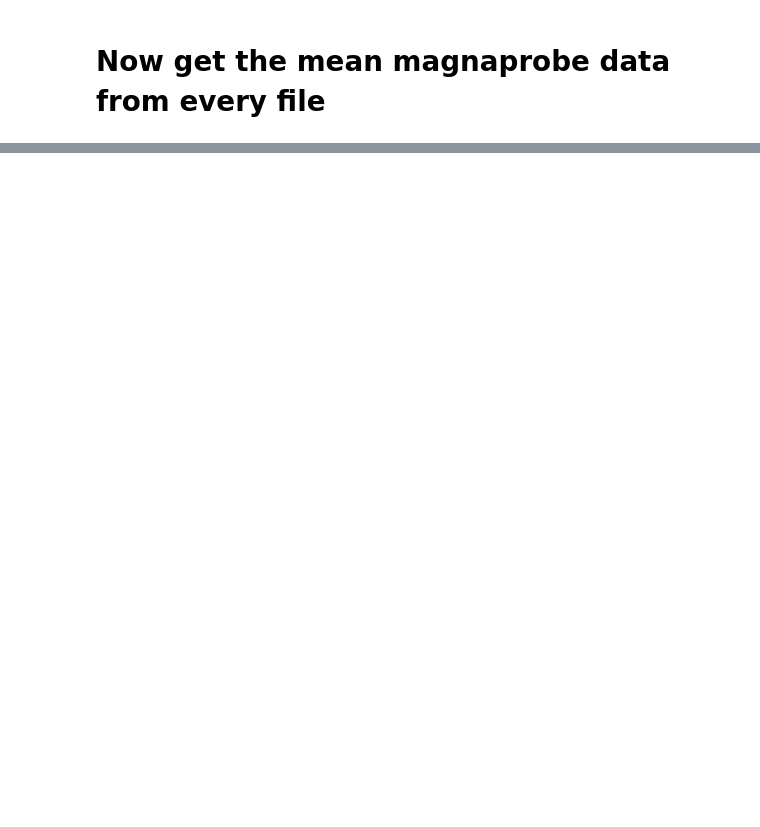
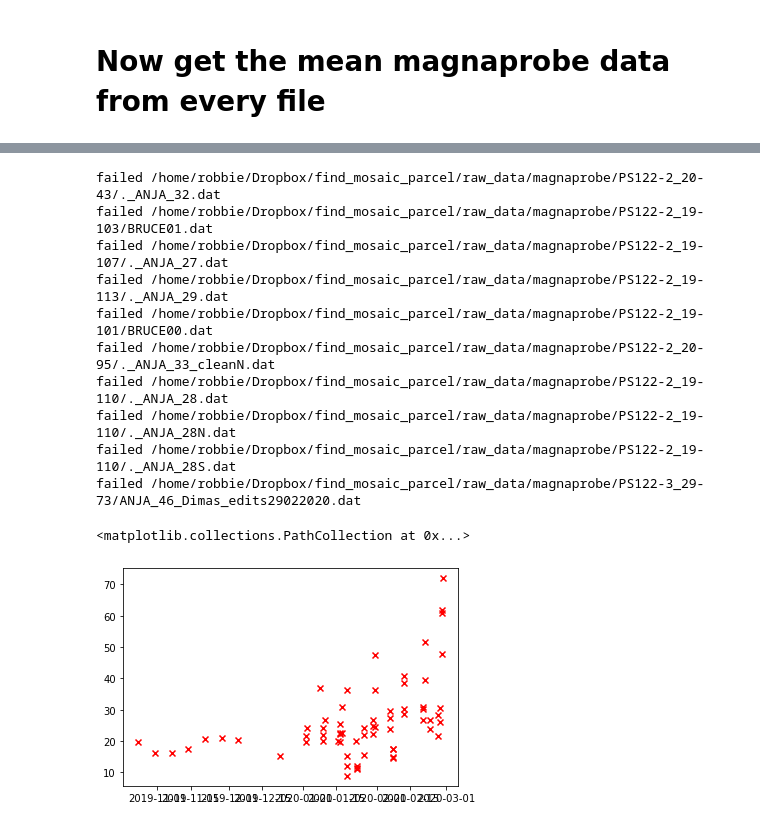
Before and after one commit to robbiemallett/SnowModel_nearest_Polarstern, a Jupyter notebook: compare_SM_to_magna.ipynb, the cells around one changed output, grey strips where cells are left out. Saved outputs shown, nothing was run; the diff lists cells and outputs as text; code cells hidden in the pictures; blank space fills up the shorter version.

```diff
--- a/compare_SM_to_magna.ipynb
+++ b/compare_SM_to_magna.ipynb
@@ -104,34 +125,47 @@ dirs
 # %%
 def get_magna(file):
 
     magna_df = pd.read_csv(file,skiprows=3)
 
     magna_df.columns = ["TIMESTAMP","RECORD","Counter","DepthCm","BattVolts","latitude_a","latitude_b","Longitude_a",
                         "Longitude_b","fix_quality","nmbr_satellites","HDOP","altitudeB","DepthVolts","LatitudeDDDDD",
                         "LongitudeDDDDD","month","dayofmonth","hourofday","minutes","seconds","microseconds"]
 
     magna_df['datetimes'] = [datetime.datetime.strptime(t.split('.')[0],"%Y-%m-%d %H:%M:%S") for t in magna_df['TIMESTAMP']]
 
     magna_df.set_index('datetimes',inplace=True)
 
     return(magna_df.index[0], np.nanmean(magna_df['DepthCm']))
 
 
 
 magna_dates = []
 magna_depths = []
 
 for file in dirs:
     try:
         d0, mean_depth = get_magna(file)
 
         magna_dates.append(d0)
         magna_depths.append(mean_depth)
 
     except:
         print(f'failed {file}')
 
-plt.scatter(magna_dates, magna_depths)
+plt.scatter(magna_dates, magna_depths,color='r',marker='x')
+# %% [output]
+failed /home/robbie/Dropbox/find_mosaic_parcel/raw_data/magnaprobe/PS122-2_20-43/._ANJA_32.dat
+failed /home/robbie/Dropbox/find_mosaic_parcel/raw_data/magnaprobe/PS122-2_19-103/BRUCE01.dat
+failed /home/robbie/Dropbox/find_mosaic_parcel/raw_data/magnaprobe/PS122-2_19-107/._ANJA_27.dat
+failed /home/robbie/Dropbox/find_mosaic_parcel/raw_data/magnaprobe/PS122-2_19-113/._ANJA_29.dat
+failed /home/robbie/Dropbox/find_mosaic_parcel/raw_data/magnaprobe/PS122-2_19-101/BRUCE00.dat
+failed /home/robbie/Dropbox/find_mosaic_parcel/raw_data/magnaprobe/PS122-2_20-95/._ANJA_33_cleanN.dat
+failed /home/robbie/Dropbox/find_mosaic_parcel/raw_data/magnaprobe/PS122-2_19-110/._ANJA_28.dat
+failed /home/robbie/Dropbox/find_mosaic_parcel/raw_data/magnaprobe/PS122-2_19-110/._ANJA_28N.dat
+failed /home/robbie/Dropbox/find_mosaic_parcel/raw_data/magnaprobe/PS122-2_19-110/._ANJA_28S.dat
+failed /home/robbie/Dropbox/find_mosaic_parcel/raw_data/magnaprobe/PS122-3_29-73/ANJA_46_Dimas_edits29022020.dat
+<matplotlib.collections.PathCollection at 0x...>
+[figure, added]
 # %%
 
 plt.scatter(magna_dates, magna_depths,color='r',marker='x',label='Magna')
```
Also changed, not shown: parts of 4 cells of this notebook, 1 other file.
